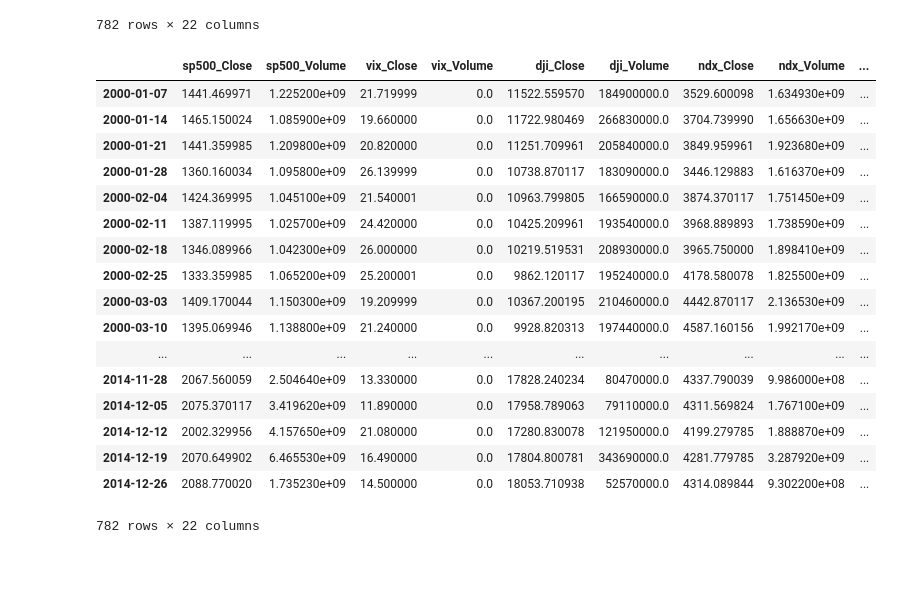
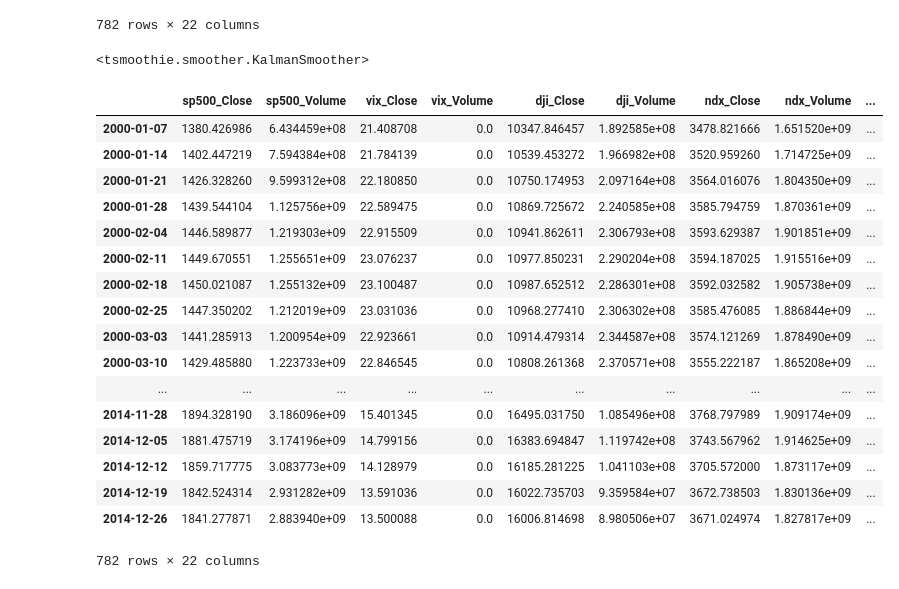
Before and after one commit to silvanaribeiro/dissertacao, a Jupyter notebook: 06.01_Imputing by Decomposition + Kalman.ipynb, the cells around one changed output. Cells and saved outputs as stored; diff of their text form; code cells hidden in the pictures.

Commit message:
with kalman

```diff
--- a/06.01_Imputing by Decomposition + Kalman.ipynb
+++ b/06.01_Imputing by Decomposition + Kalman.ipynb
@@ -214,24 +105,17 @@ df_final_train
 | 2014-12-19 | 1762.269984 | 2.406323e+09 | 11.362136 | 0.0 | 15285.938824 | 6.003843e+07 | 3516.002385 | 1.626807e+09 | ... |
 | 2014-12-26 | 1852.049270 | 2.637819e+09 | 12.723420 | 0.0 | 16083.176487 | 6.986532e+07 | 3694.679052 | 1.821881e+09 | ... |
 782 rows × 22 columns
-# %%
-df_train
-# %% [output]
-|  | sp500_Close | sp500_Volume | vix_Close | vix_Volume | dji_Close | dji_Volume | ndx_Close | ndx_Volume | ... |
-| 2000-01-07 | 1441.469971 | 1.225200e+09 | 21.719999 | 0.0 | 11522.559570 | 184900000.0 | 3529.600098 | 1.634930e+09 | ... |
-| 2000-01-14 | 1465.150024 | 1.085900e+09 | 19.660000 | 0.0 | 11722.980469 | 266830000.0 | 3704.739990 | 1.656630e+09 | ... |
-| 2000-01-21 | 1441.359985 | 1.209800e+09 | 20.820000 | 0.0 | 11251.709961 | 205840000.0 | 3849.959961 | 1.923680e+09 | ... |
-| 2000-01-28 | 1360.160034 | 1.095800e+09 | 26.139999 | 0.0 | 10738.870117 | 183090000.0 | 3446.129883 | 1.616370e+09 | ... |
-| 2000-02-04 | 1424.369995 | 1.045100e+09 | 21.540001 | 0.0 | 10963.799805 | 166590000.0 | 3874.370117 | 1.751450e+09 | ... |
-| 2000-02-11 | 1387.119995 | 1.025700e+09 | 24.420000 | 0.0 | 10425.209961 | 193540000.0 | 3968.889893 | 1.738590e+09 | ... |
-| 2000-02-18 | 1346.089966 | 1.042300e+09 | 26.000000 | 0.0 | 10219.519531 | 208930000.0 | 3965.750000 | 1.898410e+09 | ... |
-| 2000-02-25 | 1333.359985 | 1.065200e+09 | 25.200001 | 0.0 | 9862.120117 | 195240000.0 | 4178.580078 | 1.825500e+09 | ... |
-| 2000-03-03 | 1409.170044 | 1.150300e+09 | 19.209999 | 0.0 | 10367.200195 | 210460000.0 | 4442.870117 | 2.136530e+09 | ... |
-| 2000-03-10 | 1395.069946 | 1.138800e+09 | 21.240000 | 0.0 | 9928.820313 | 197440000.0 | 4587.160156 | 1.992170e+09 | ... |
-| ... | ... | ... | ... | ... | ... | ... | ... | ... | ... |
-| 2014-11-28 | 2067.560059 | 2.504640e+09 | 13.330000 | 0.0 | 17828.240234 | 80470000.0 | 4337.790039 | 9.986000e+08 | ... |
-| 2014-12-05 | 2075.370117 | 3.419620e+09 | 11.890000 | 0.0 | 17958.789063 | 79110000.0 | 4311.569824 | 1.767100e+09 | ... |
-| 2014-12-12 | 2002.329956 | 4.157650e+09 | 21.080000 | 0.0 | 17280.830078 | 121950000.0 | 4199.279785 | 1.888870e+09 | ... |
-| 2014-12-19 | 2070.649902 | 6.465530e+09 | 16.490000 | 0.0 | 17804.800781 | 343690000.0 | 4281.779785 | 3.287920e+09 | ... |
-| 2014-12-26 | 2088.770020 | 1.735230e+09 | 14.500000 | 0.0 | 18053.710938 | 52570000.0 | 4314.089844 | 9.302200e+08 | ... |
-782 rows × 22 columns
+# %%
+### USE KALMAN FILTER TO SMOOTH ALL DATA (ONLY VISUALIZATION PURPOSE) ###
+
+smoother_train = KalmanSmoother(component='level_longseason',
+                          component_noise={'level':0.1, 'longseason':0.1},
+                          n_longseasons=365)
+smoother_train.smooth(df_final_train.T)
+
+smoother_test = KalmanSmoother(component='level_longseason',
+                          component_noise={'level':0.1, 'longseason':0.1},
+                          n_longseasons=365)
+smoother_test.smooth(df_final_test.T)
+# %% [output]
+<tsmoothie.smoother.KalmanSmoother>
@@ -238,3 +125,24 @@ df_train
+# %%
+df_filled
+# %% [output]
+|  | sp500_Close | sp500_Volume | vix_Close | vix_Volume | dji_Close | dji_Volume | ndx_Close | ndx_Volume | ... |
+| 2000-01-07 | 1380.426986 | 6.434459e+08 | 21.408708 | 0.0 | 10347.846457 | 1.892585e+08 | 3478.821666 | 1.651520e+09 | ... |
+| 2000-01-14 | 1402.447219 | 7.594384e+08 | 21.784139 | 0.0 | 10539.453272 | 1.966982e+08 | 3520.959260 | 1.714725e+09 | ... |
+| 2000-01-21 | 1426.328260 | 9.599312e+08 | 22.180850 | 0.0 | 10750.174953 | 2.097164e+08 | 3564.016076 | 1.804350e+09 | ... |
+| 2000-01-28 | 1439.544104 | 1.125756e+09 | 22.589475 | 0.0 | 10869.725672 | 2.240585e+08 | 3585.794759 | 1.870361e+09 | ... |
+| 2000-02-04 | 1446.589877 | 1.219303e+09 | 22.915509 | 0.0 | 10941.862611 | 2.306793e+08 | 3593.629387 | 1.901851e+09 | ... |
+| 2000-02-11 | 1449.670551 | 1.255651e+09 | 23.076237 | 0.0 | 10977.850231 | 2.290204e+08 | 3594.187025 | 1.915516e+09 | ... |
+| 2000-02-18 | 1450.021087 | 1.255132e+09 | 23.100487 | 0.0 | 10987.652512 | 2.286301e+08 | 3592.032582 | 1.905738e+09 | ... |
+| 2000-02-25 | 1447.350202 | 1.212019e+09 | 23.031036 | 0.0 | 10968.277410 | 2.306302e+08 | 3585.476085 | 1.886844e+09 | ... |
+| 2000-03-03 | 1441.285913 | 1.200954e+09 | 22.923661 | 0.0 | 10914.479314 | 2.344587e+08 | 3574.121269 | 1.878490e+09 | ... |
+| 2000-03-10 | 1429.485880 | 1.223733e+09 | 22.846545 | 0.0 | 10808.261368 | 2.370571e+08 | 3555.222187 | 1.865208e+09 | ... |
+| ... | ... | ... | ... | ... | ... | ... | ... | ... | ... |
+| 2014-11-28 | 1894.328190 | 3.186096e+09 | 15.401345 | 0.0 | 16495.031750 | 1.085496e+08 | 3768.797989 | 1.909174e+09 | ... |
+| 2014-12-05 | 1881.475719 | 3.174196e+09 | 14.799156 | 0.0 | 16383.694847 | 1.119742e+08 | 3743.567962 | 1.914625e+09 | ... |
+| 2014-12-12 | 1859.717775 | 3.083773e+09 | 14.128979 | 0.0 | 16185.281225 | 1.041103e+08 | 3705.572000 | 1.873117e+09 | ... |
+| 2014-12-19 | 1842.524314 | 2.931282e+09 | 13.591036 | 0.0 | 16022.735703 | 9.359584e+07 | 3672.738503 | 1.830136e+09 | ... |
+| 2014-12-26 | 1841.277871 | 2.883940e+09 | 13.500088 | 0.0 | 16006.814698 | 8.980506e+07 | 3671.024974 | 1.827817e+09 | ... |
+782 rows × 22 columns
 # %%
 # Subsample para weekly
 
```
Also changed, not shown: parts of 11 cells of this notebook, 11 other files.
